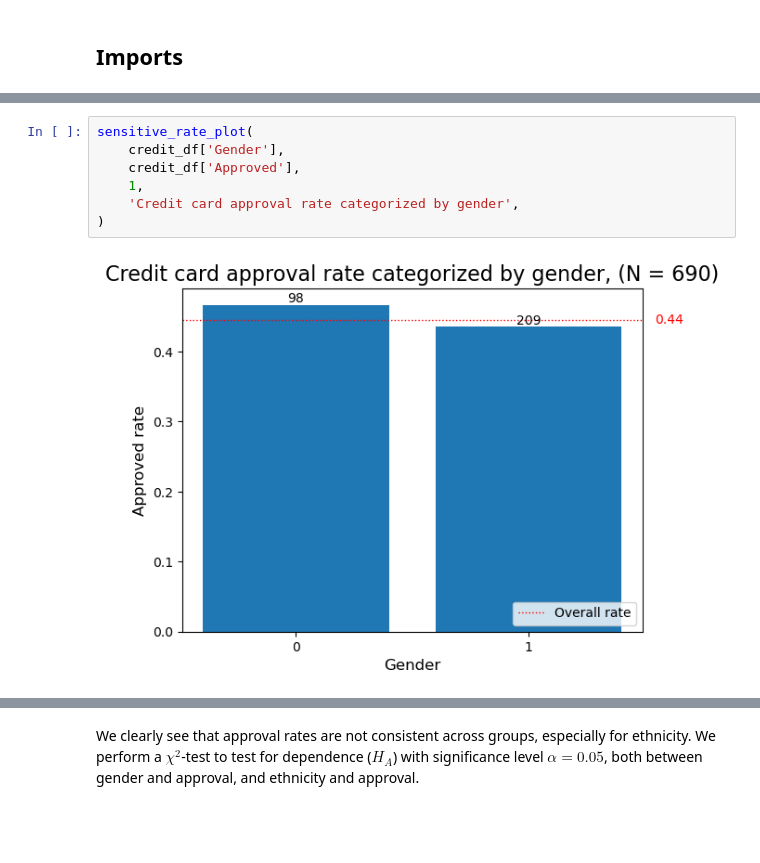
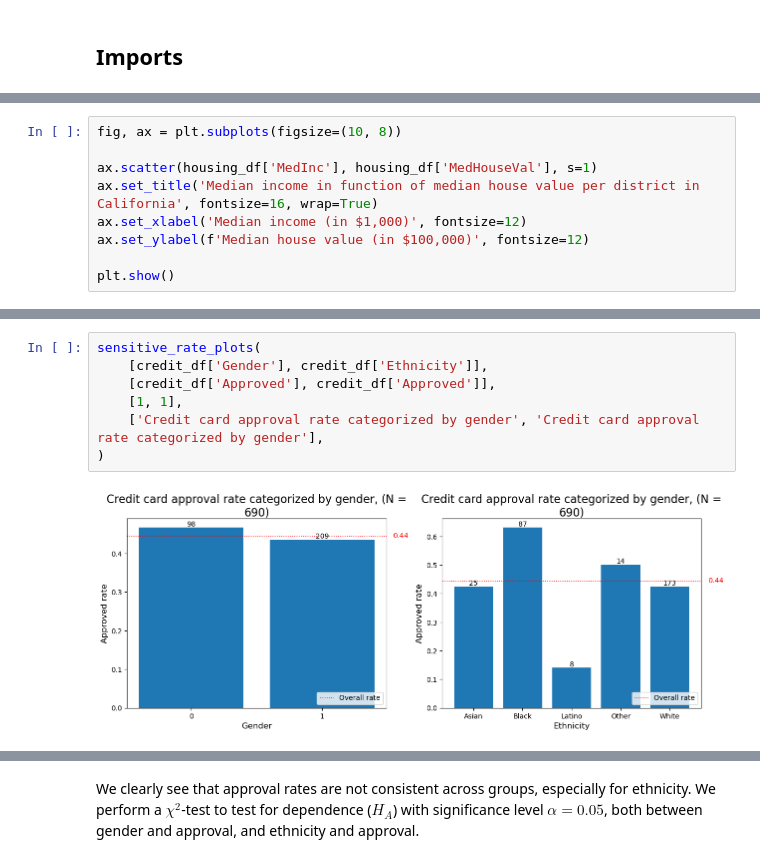
Before and after one commit to lucavella/SFML-project, a Jupyter notebook: luca_project.ipynb, the cells around one changed output, grey strips where cells are left out. Drawn from its saved outputs; the diff is of its cells as text; blank space fills up the shorter version.

```diff
--- a/luca_project.ipynb
+++ b/luca_project.ipynb
@@ -74,0 +135,9 @@ $$D(M(\vec{x}), M(\vec{y})) \le d(\vec{x}, \vec{y})$$
+# %%
+fig, ax = plt.subplots(figsize=(10, 8))
+
+ax.scatter(housing_df['MedInc'], housing_df['MedHouseVal'], s=1)
+ax.set_title('Median income in function of median house value per district in California', fontsize=16, wrap=True)
+ax.set_xlabel('Median income (in $1,000)', fontsize=12)
+ax.set_ylabel(f'Median house value (in $100,000)', fontsize=12)
+
+plt.show()
@@ -141,9 +414,9 @@ def sensitive_rate_plot(df_x, df_y, positive, title):
 # %%
-sensitive_rate_plot(
-    credit_df['Gender'],
-    credit_df['Approved'],
-    1,
-    'Credit card approval rate categorized by gender',
+sensitive_rate_plots(
+    [credit_df['Gender'], credit_df['Ethnicity']],
+    [credit_df['Approved'], credit_df['Approved']],
+    [1, 1],
+    ['Credit card approval rate categorized by gender', 'Credit card approval rate categorized by gender'],
 )
 # %% [output]
-[figure, old version]
+[figure, new version]
```
Also changed, not shown: parts of 83 cells of this notebook.
